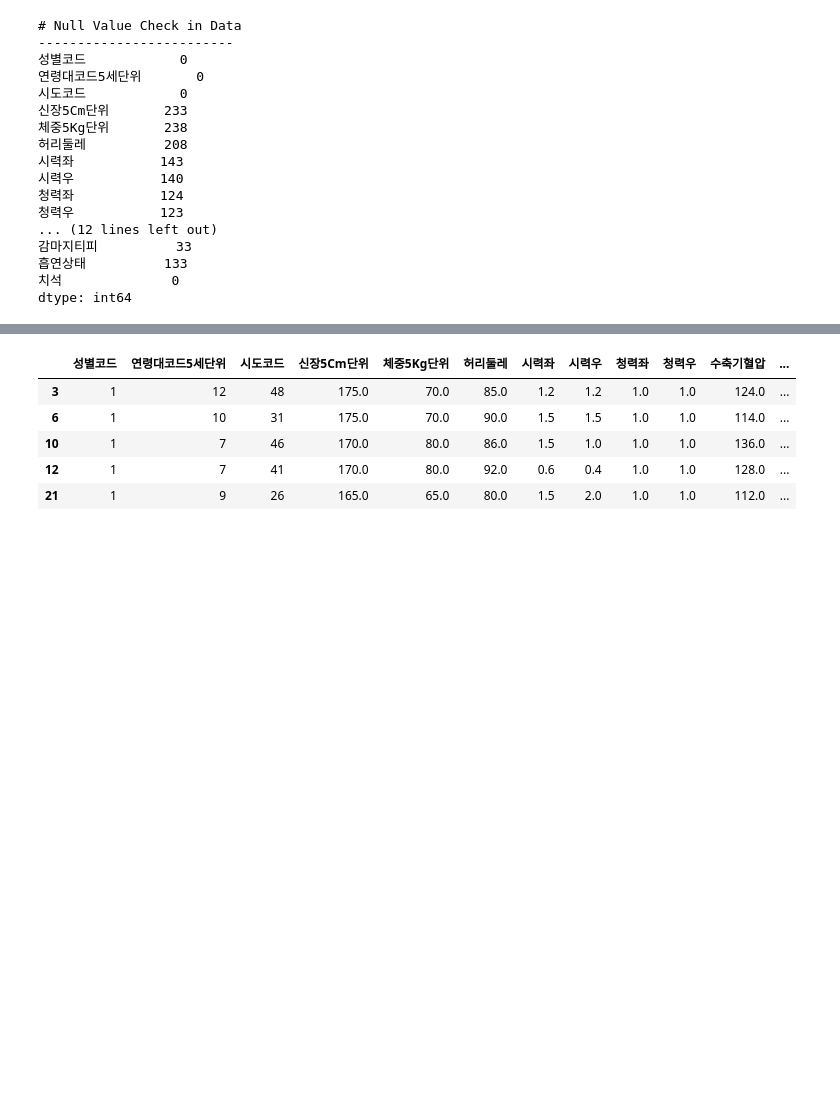
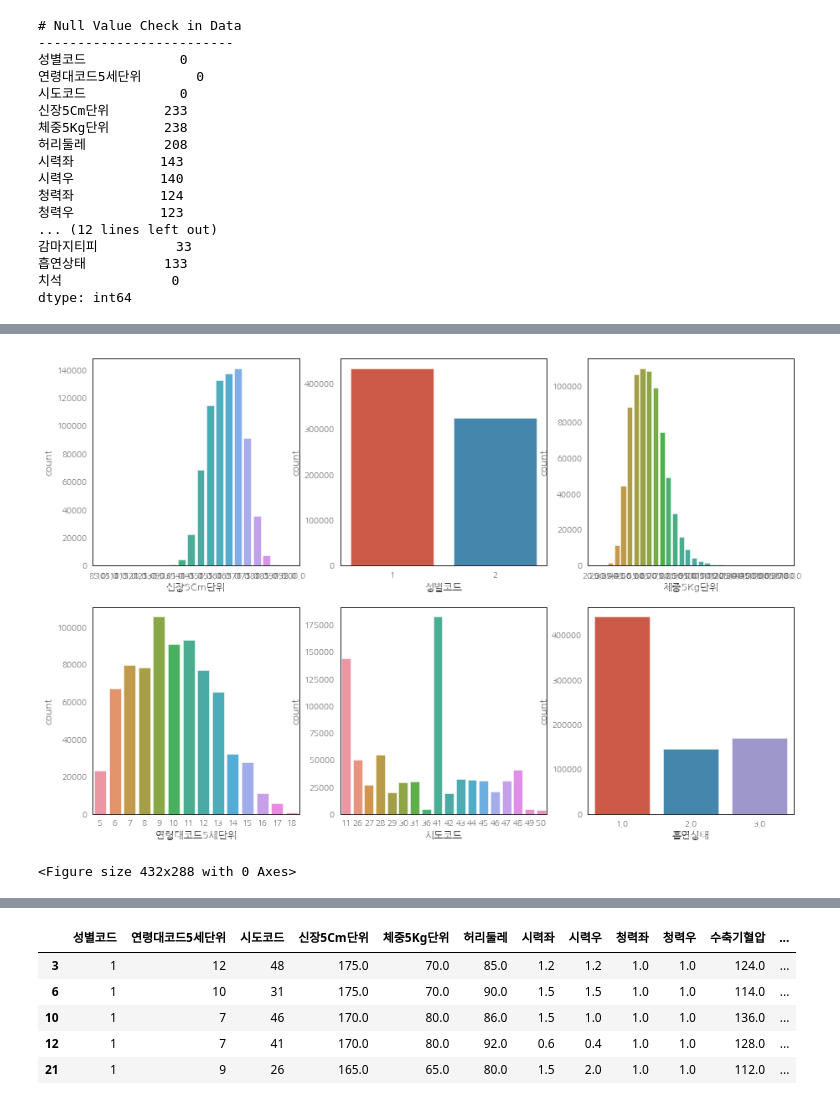
Before and after one commit to jaehyun0220/Colab, a Jupyter notebook: health_dental_ver1.ipynb, the cells around one changed output, grey strips where cells are left out. Drawn from its saved outputs; the diff is of its cells as text; code cells hidden in the pictures; blank space fills up the shorter version.

```diff
--- a/health_dental_ver1.ipynb
+++ b/health_dental_ver1.ipynb
@@ -249,0 +303,23 @@ KeyboardInterrupt: ignored
+# %%
+# 그래프를 통해 명목형 변수의 분포를 체크
+
+# for col in category_features:
+#     df_data[col].value_counts().plot(kind='bar')
+#     plt.title(col)
+#     plt.show()
+
+fig, saxis = plt.subplots(2, 3, figsize=(15,10))
+plt.figure()
+
+# 변수별로 for문을 돌면서 countplot을 그립니다
+for idx, col in enumerate(category_features):
+  row_loc = idx // 3
+  col_loc = idx % 3
+#   print(idx, row_loc, col_loc)
+  sns.countplot(x=df_data[col], data= df_data, ax = saxis[row_loc,col_loc])
+#   df_data[col].value_counts().plot(kind='bar', ax = saxis[row_loc,col_loc])
+
+plt.show()
+# %% [output]
+[figure, added]
+<Figure size 432x288 with 0 Axes>
```
Also changed, not shown: parts of 13 cells of this notebook.
